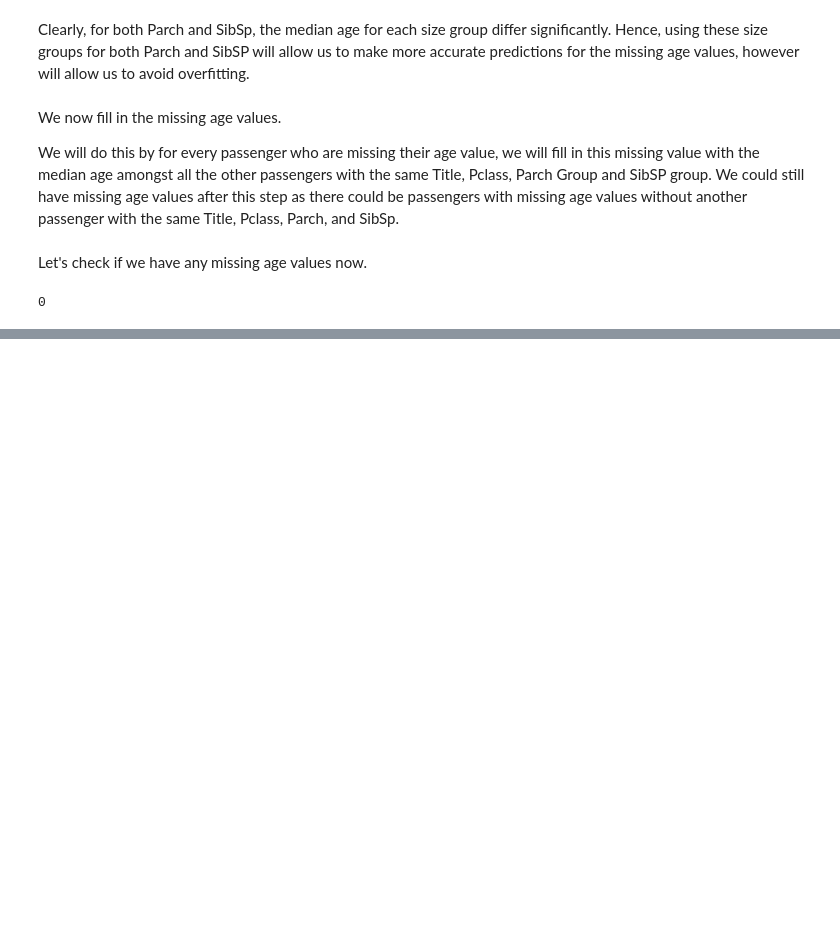
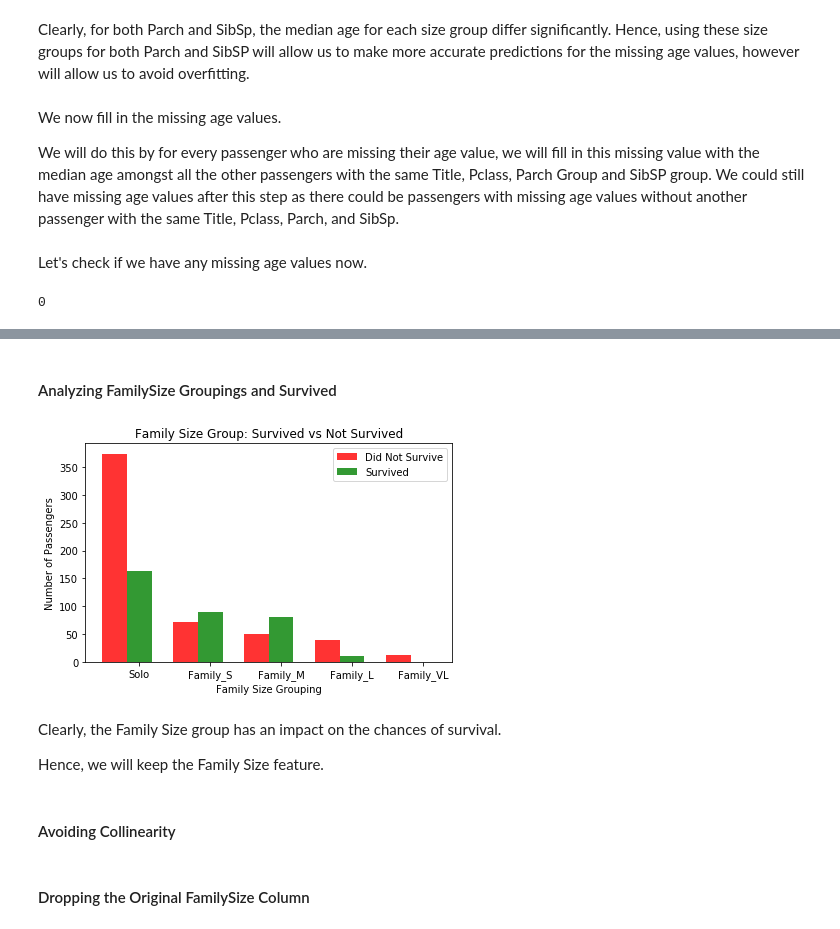
Before and after one commit to jacobk52/titanic_classification, a Jupyter notebook: python/titanic_classification.ipynb, the cells around one changed output, grey strips where cells are left out. Cells and saved outputs as stored; diff of their text form; code cells hidden in the pictures; blank space fills up the shorter version.

```diff
--- a/python/titanic_classification.ipynb
+++ b/python/titanic_classification.ipynb
@@ -795,0 +881,61 @@ We are done processing age.
+# %%
+combined_df['Solo'] = combined_df['FamilySize'].map(lambda a:1 if a == 1 else 0)
+combined_df['Family_S'] = combined_df['FamilySize'].map(lambda a:1 if a == 2 else 0)
+combined_df['Family_M'] = combined_df['FamilySize'].map(lambda a:1 if 3 <= a <= 4 else 0)
+combined_df['Family_L'] = combined_df['FamilySize'].map(lambda a:1 if 5 <= a <= 7 else 0)
+combined_df['Family_VL'] = combined_df['FamilySize'].map(lambda a:1 if a >= 8 else 0)
+# %% [markdown]
+#### Analyzing FamilySize Groupings and Survived
+# %%
+n_groups = 5
+solo_notSurvived = len(combined_df[(combined_df['Solo'] == 1) & (combined_df['Survived'] == 0)])
+solo_survived = len(combined_df[(combined_df['Solo'] == 1) & (combined_df['Survived'] == 1)])
+
+fs_notSurvived = len(combined_df[(combined_df['Family_S'] == 1) & (combined_df['Survived'] == 0)])
+fs_survived = len(combined_df[(combined_df['Family_S'] == 1) & (combined_df['Survived'] == 1)])
+
+fm_notSurvived = len(combined_df[(combined_df['Family_M'] == 1) & (combined_df['Survived'] == 0)])
+fm_survived = len(combined_df[(combined_df['Family_M'] == 1) & (combined_df['Survived'] == 1)])
+
+fl_notSurvived = len(combined_df[(combined_df['Family_L'] == 1) & (combined_df['Survived'] == 0)])
+fl_survived = len(combined_df[(combined_df['Family_L'] == 1) & (combined_df['Survived'] == 1)])
+
+fvl_notSurvived = len(combined_df[(combined_df['Family_VL'] == 1) & (combined_df['Survived'] == 0)])
+fvl_survived = len(combined_df[(combined_df['Family_VL'] == 1) & (combined_df['Survived'] == 1)])
+
+
+family_notSurvived_ = (solo_notSurvived, fs_notSurvived, fm_notSurvived, fl_notSurvived, fvl_notSurvived)
+family_survived = (solo_survived, fs_survived, fm_survived, fl_survived, fvl_survived)
+
+# create plot
+fig, ax = plt.subplots()
+index = np.arange(n_groups)
+bar_width = 0.35
+opacity = 0.8
+
+rects1 = plt.bar(index, family_notSurvived_, bar_width,
+alpha=opacity,
+color='red',
+label='Did Not Survive')
+
+rects2 = plt.bar(index + bar_width, family_survived, bar_width,
+alpha=opacity,
+color='green',
+label='Survived')
+
+plt.xlabel('Family Size Grouping')
+plt.ylabel('Number of Passengers')
+plt.title('Family Size Group: Survived vs Not Survived')
+plt.xticks(index + bar_width, ('Solo', 'Family_S', 'Family_M', 'Family_L', 'Family_VL'))
+plt.legend()
+
+plt.tight_layout()
+plt.show()
+# %% [output]
+[figure, added]
+# %% [markdown]
+Clearly, the Family Size group has an impact on the chances of survival.
+
+Hence, we will keep the Family Size feature.
+# %% [markdown]
+#### Avoiding Collinearity
@@ -795,0 +944,2 @@ We are done processing age.
+# %% [markdown]
+#### Dropping the Original FamilySize Column
```
Also changed, not shown: parts of 75 cells of this notebook.
